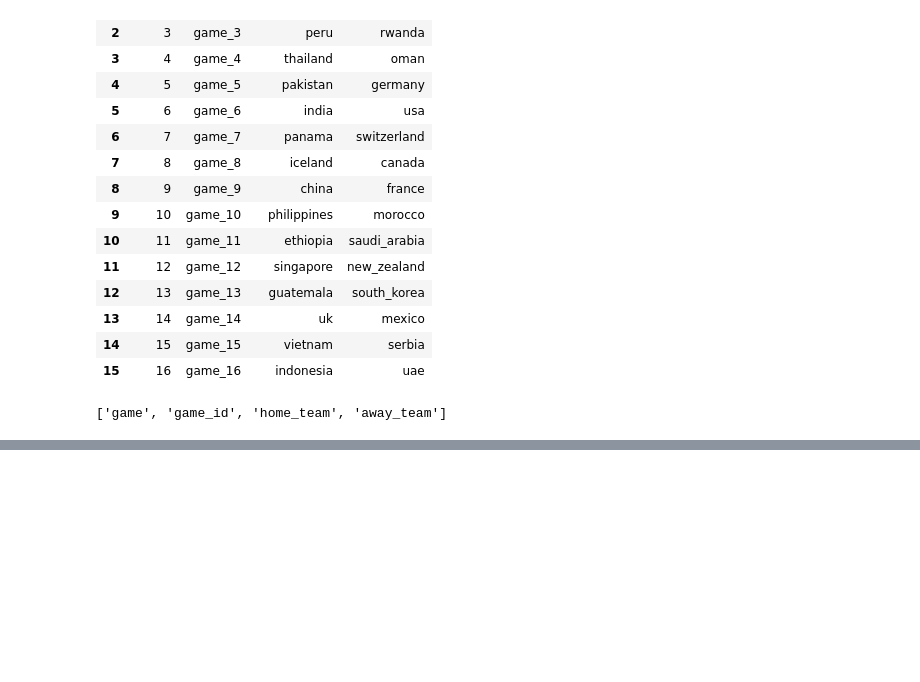
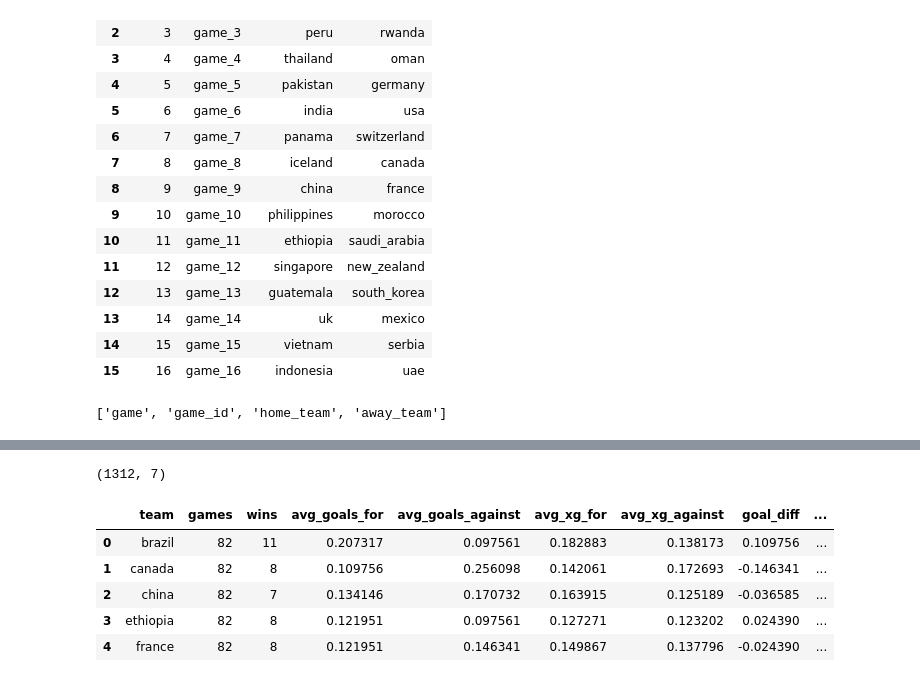
Before and after one commit to Krishnapabbu17/Wharton-DS-Project, a Jupyter notebook: notebooks/01_eda.ipynb, the cells around one changed output, grey strips where cells are left out. Drawn from its saved outputs; the diff is of its cells as text; code cells hidden in the pictures; blank space fills up the shorter version.

```diff
--- a/notebooks/01_eda.ipynb
+++ b/notebooks/01_eda.ipynb
@@ -133,0 +175,58 @@ matchups.columns.tolist()
+# %%
+games.shape
+# %% [output]
+(1312, 7)
+# %%
+import numpy as np
+
+rows = []
+
+for _, r in games.iterrows():
+    # Home row
+    rows.append({
+        "team": r["home_team"],
+        "goals_for": r["home_goals"],
+        "goals_against": r["away_goals"],
+        "xg_for": r["home_xg"],
+        "xg_against": r["away_xg"],
+        "win": 1 if r["home_goals"] > r["away_goals"] else 0
+    })
+
+    # Away row
+    rows.append({
+        "team": r["away_team"],
+        "goals_for": r["away_goals"],
+        "goals_against": r["home_goals"],
+        "xg_for": r["away_xg"],
+        "xg_against": r["home_xg"],
+        "win": 1 if r["away_goals"] > r["home_goals"] else 0
+    })
+
+team_games = pd.DataFrame(rows)
+
+team_table = (
+    team_games
+    .groupby("team")
+    .agg(
+        games=("win", "count"),
+        wins=("win", "sum"),
+        avg_goals_for=("goals_for", "mean"),
+        avg_goals_against=("goals_against", "mean"),
+        avg_xg_for=("xg_for", "mean"),
+        avg_xg_against=("xg_against", "mean")
+    )
+    .reset_index()
+)
+
+team_table["goal_diff"] = team_table["avg_goals_for"] - team_table["avg_goals_against"]
+team_table["xg_diff"] = team_table["avg_xg_for"] - team_table["avg_xg_against"]
+team_table["win_pct"] = team_table["wins"] / team_table["games"]
+
+team_table.head()
+# %% [output]
+|  | team | games | wins | avg_goals_for | avg_goals_against | avg_xg_for | avg_xg_against | goal_diff | ... |
+| 0 | brazil | 82 | 11 | 0.207317 | 0.097561 | 0.182883 | 0.138173 | 0.109756 | ... |
+| 1 | canada | 82 | 8 | 0.109756 | 0.256098 | 0.142061 | 0.172693 | -0.146341 | ... |
+| 2 | china | 82 | 7 | 0.134146 | 0.170732 | 0.163915 | 0.125189 | -0.036585 | ... |
+| 3 | ethiopia | 82 | 8 | 0.121951 | 0.097561 | 0.127271 | 0.123202 | 0.024390 | ... |
+| 4 | france | 82 | 8 | 0.121951 | 0.146341 | 0.149867 | 0.137796 | -0.024390 | ... |
```
Also changed, not shown: parts of 7 cells of this notebook.
